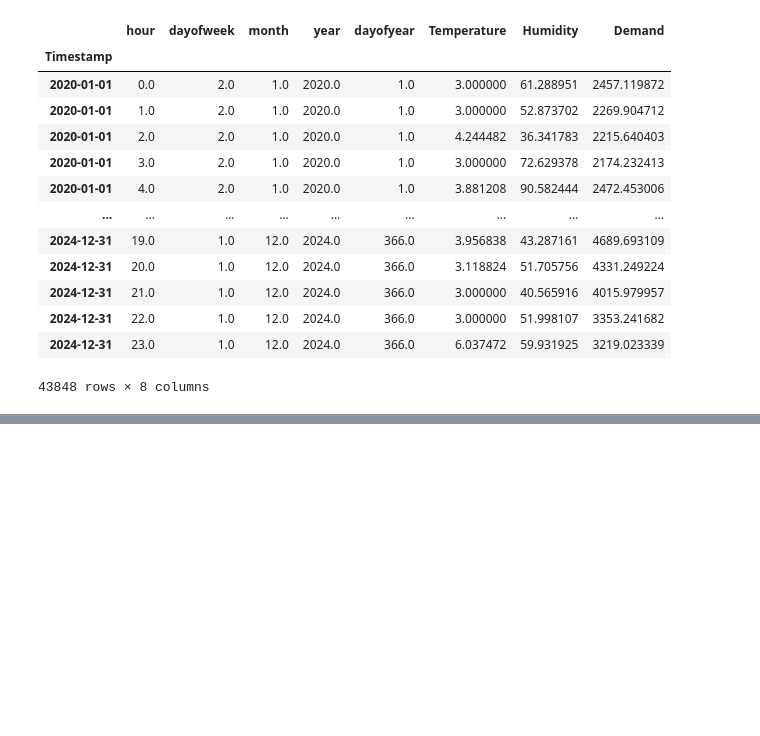
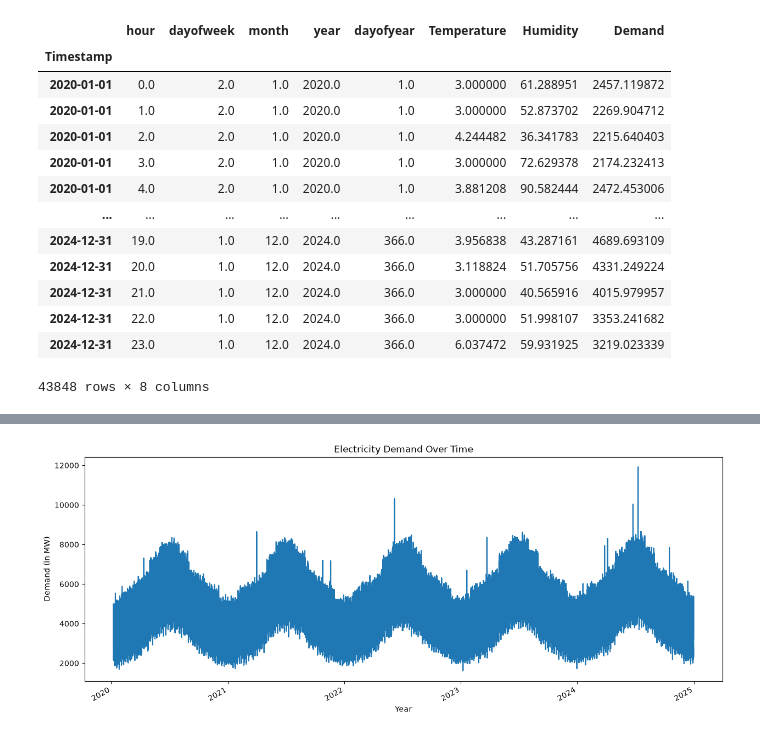
Before and after one commit to NahinM/CSE427-ElectricityConsumptionForecasting, a Jupyter notebook: src/cse427_project/project.ipynb, the cells around one changed output, grey strips where cells are left out. Cells and saved outputs as stored; diff of their text form; code cells hidden in the pictures; blank space fills up the shorter version.

```diff
--- a/src/cse427_project/project.ipynb
+++ b/src/cse427_project/project.ipynb
@@ -63,0 +72,5 @@ plt.show()
+# %%
+df[['hour', 'dayofweek', 'month', 'year', 'dayofyear']] = df[['hour', 'dayofweek', 'month', 'year', 'dayofyear']].ffill()
+df[['Temperature', 'Humidity']] = df[['Temperature', 'Humidity']].bfill()
+df['Demand'] = df['Demand'].interpolate(method = 'time')
+df.isnull().sum()
@@ -63,0 +87,7 @@ plt.show()
+# %%
+df.insert(5, 'quarter', df.index.quarter)
+df[['hour', 'dayofweek', 'month','year', 'dayofyear']] = df[['hour', 'dayofweek', 'month','year', 'dayofyear']].astype(int)
+df.insert(5, 'weekofyear', df.index.isocalendar().week.astype(int))
+df.insert(7, 'is_weekend', df.index.dayofweek.isin([5,6]))
+df['is_weekend'] = df['is_weekend'].astype(int)
+df[df['is_weekend'] == 1]
@@ -63,0 +109,15 @@ plt.show()
+# %%
+df['Demand_lag_24hr'] = df['Demand'].shift(24)
+df['demand_lag_168hr'] = df['Demand'].shift(168)
+df['demand_rolling_mean_24hr'] = df['Demand'].rolling(window=24).mean()
+df['demand_rolling_std_24hr'] = df['Demand'].rolling(window=24).std()
+# %%
+df = df.dropna()
+# %%
+df['Demand'].plot(figsize =(15,6), title = "Electricity Demand Over Time")
+plt.xlabel("Year")                          # naming for x-axis
+plt.ylabel("Demand (in MW)")                # naming for y-axis
+
+plt.show()
+# %% [output]
+[figure, added]
```
Also changed, not shown: parts of 19 cells of this notebook, 2 other files.
